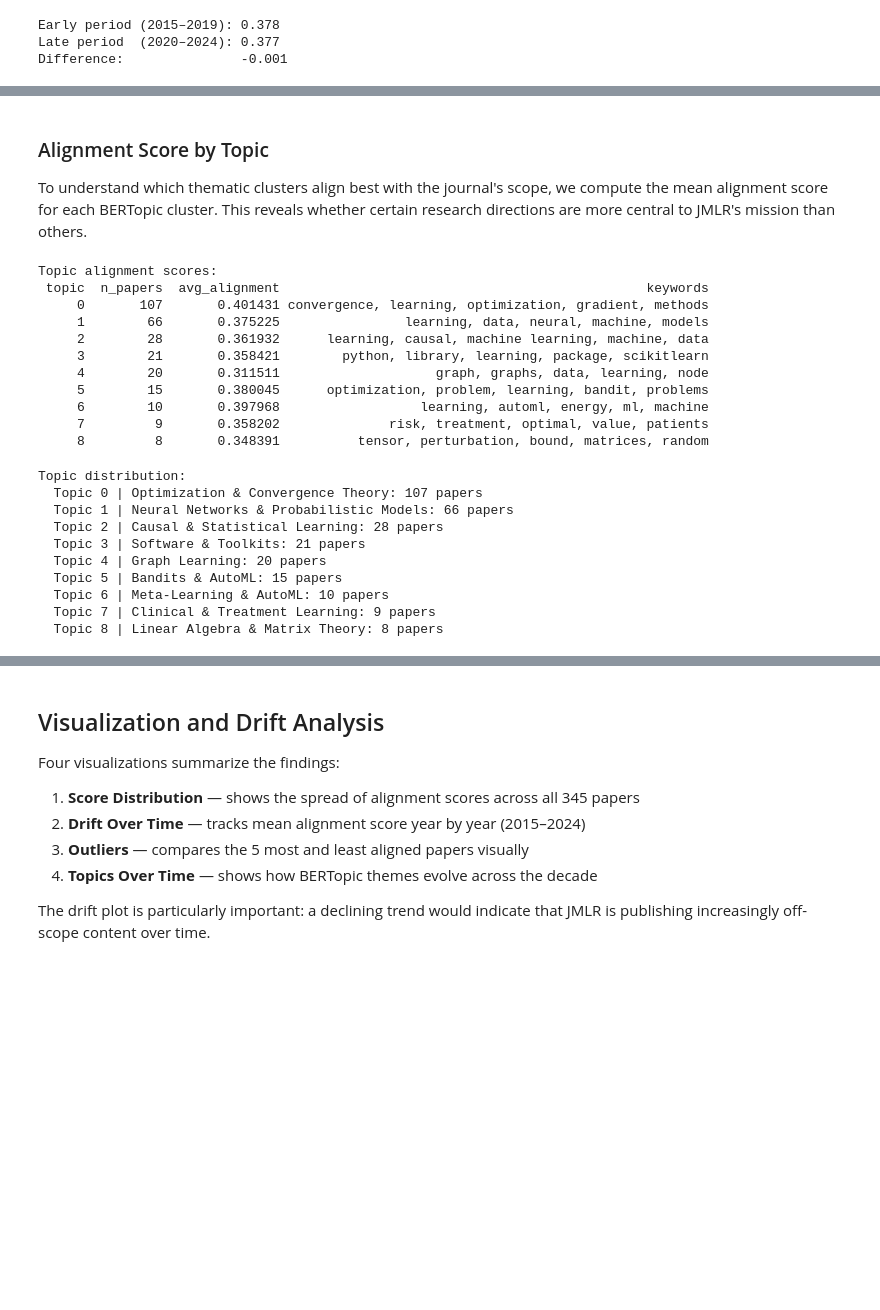
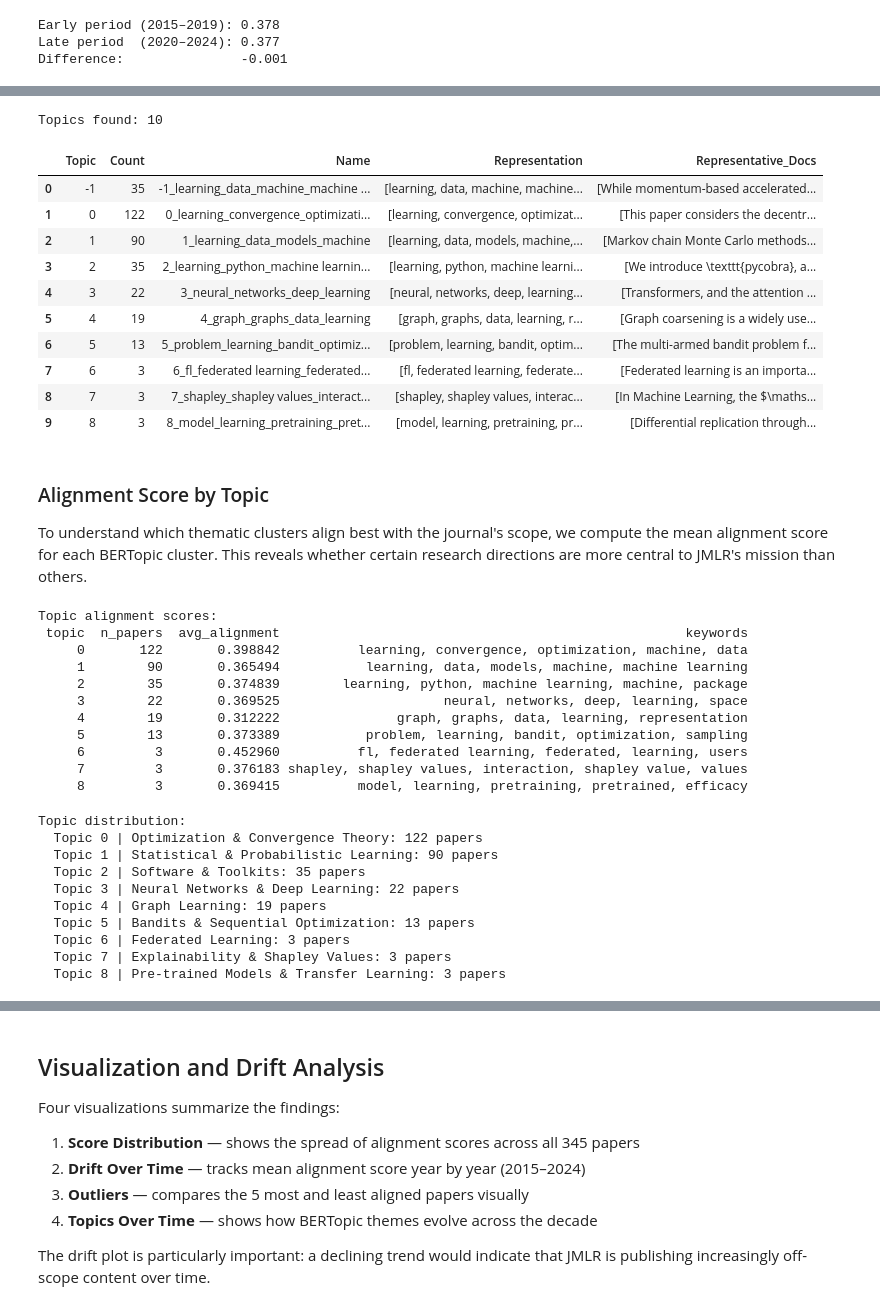
Before and after one commit to anastasiiafokina/Thematic-Alignment-in-Scientific-Journals, a Jupyter notebook: main.ipynb, the cells around one changed output, grey strips where cells are left out. Saved outputs shown, nothing was run; the diff lists cells and outputs as text; code cells hidden in the pictures; blank space fills up the shorter version.

```diff
--- a/main.ipynb
+++ b/main.ipynb
@@ -360,0 +335,12 @@ Difference:               -0.001
+# %%
+from src.topic_modeler import TopicModeler
+
+topic_modeler = TopicModeler(n_topics=10)
+abstracts = df["abstract"].fillna("").tolist()
+topics, probs = topic_modeler.fit(abstracts=abstracts, embeddings=abstract_embeddings)
+df = topic_modeler.add_topics_to_df(df)
+topic_model = topic_modeler.model
+
+print(f"Topics found: {topic_modeler.get_topic_info().shape[0]}")
+topic_modeler.get_topic_info()
+# %% [output]
@@ -361,3 +357,15 @@ Difference:               -0.001
+Topics found: 10
+|  | Topic | Count | Name | Representation | Representative_Docs |
+| 0 | -1 | 35 | -1_learning_data_machine_machine ... | [learning, data, machine, machine... | [While momentum-based accelerated... |
+| 1 | 0 | 122 | 0_learning_convergence_optimizati... | [learning, convergence, optimizat... | [This paper considers the decentr... |
+| 2 | 1 | 90 | 1_learning_data_models_machine | [learning, data, models, machine,... | [Markov chain Monte Carlo methods... |
+| 3 | 2 | 35 | 2_learning_python_machine learnin... | [learning, python, machine learni... | [We introduce \texttt{pycobra}, a... |
+| 4 | 3 | 22 | 3_neural_networks_deep_learning | [neural, networks, deep, learning... | [Transformers, and the attention ... |
+| 5 | 4 | 19 | 4_graph_graphs_data_learning | [graph, graphs, data, learning, r... | [Graph coarsening is a widely use... |
+| 6 | 5 | 13 | 5_problem_learning_bandit_optimiz... | [problem, learning, bandit, optim... | [The multi-armed bandit problem f... |
+| 7 | 6 | 3 | 6_fl_federated learning_federated... | [fl, federated learning, federate... | [Federated learning is an importa... |
+| 8 | 7 | 3 | 7_shapley_shapley values_interact... | [shapley, shapley values, interac... | [In Machine Learning, the $\maths... |
+| 9 | 8 | 3 | 8_model_learning_pretraining_pret... | [model, learning, pretraining, pr... | [Differential replication through... |
 # %% [markdown]
 ### Alignment Score by Topic
 
@@ -383,28 +391,28 @@ print("Topic alignment scores:")
 print(topic_scores[["topic", "n_papers", "avg_alignment", "keywords"]].to_string(index=False))
 # %% [output]
 Topic alignment scores:
- topic  n_papers  avg_alignment                                               keywords
-     0       107       0.401431 convergence, learning, optimization, gradient, methods
-     1        66       0.375225                learning, data, neural, machine, models
-     2        28       0.361932      learning, causal, machine learning, machine, data
-     3        21       0.358421        python, library, learning, package, scikitlearn
-     4        20       0.311511                    graph, graphs, data, learning, node
-     5        15       0.380045      optimization, problem, learning, bandit, problems
-     6        10       0.397968                  learning, automl, energy, ml, machine
-     7         9       0.358202              risk, treatment, optimal, value, patients
-     8         8       0.348391          tensor, perturbation, bound, matrices, random
+ topic  n_papers  avg_alignment                                                    keywords
+     0       122       0.398842          learning, convergence, optimization, machine, data
+     1        90       0.365494           learning, data, models, machine, machine learning
+     2        35       0.374839        learning, python, machine learning, machine, package
+     3        22       0.369525                     neural, networks, deep, learning, space
+     4        19       0.312222               graph, graphs, data, learning, representation
+     5        13       0.373389           problem, learning, bandit, optimization, sampling
+     6         3       0.452960          fl, federated learning, federated, learning, users
+     7         3       0.376183 shapley, shapley values, interaction, shapley value, values
+     8         3       0.369415          model, learning, pretraining, pretrained, efficacy
 # %%
 # ── Topic Names ───
 topic_names = {
     0: "Optimization & Convergence Theory",
-    1: "Neural Networks & Probabilistic Models",
-    2: "Causal & Statistical Learning",
-    3: "Software & Toolkits",
+    1: "Statistical & Probabilistic Learning",
+    2: "Software & Toolkits",
+    3: "Neural Networks & Deep Learning",
     4: "Graph Learning",
-    5: "Bandits & AutoML",
-    6: "Meta-Learning & AutoML",
-    7: "Clinical & Treatment Learning",
-    8: "Linear Algebra & Matrix Theory",
+    5: "Bandits & Sequential Optimization",
+    6: "Federated Learning",
+    7: "Explainability & Shapley Values",
+    8: "Pre-trained Models & Transfer Learning",
 }
 
 df["topic_name"] = df["topic"].map(topic_names).fillna("Outlier")
@@ -415,12 +423,12 @@ for topic_id, name in topic_names.items():
     print(f"  Topic {topic_id} | {name}: {count} papers")
 # %% [output]
 Topic distribution:
-  Topic 0 | Optimization & Convergence Theory: 107 papers
-  Topic 1 | Neural Networks & Probabilistic Models: 66 papers
-  Topic 2 | Causal & Statistical Learning: 28 papers
-  Topic 3 | Software & Toolkits: 21 papers
-  Topic 4 | Graph Learning: 20 papers
-  Topic 5 | Bandits & AutoML: 15 papers
-  Topic 6 | Meta-Learning & AutoML: 10 papers
-  Topic 7 | Clinical & Treatment Learning: 9 papers
-  Topic 8 | Linear Algebra & Matrix Theory: 8 papers
+  Topic 0 | Optimization & Convergence Theory: 122 papers
+  Topic 1 | Statistical & Probabilistic Learning: 90 papers
+  Topic 2 | Software & Toolkits: 35 papers
+  Topic 3 | Neural Networks & Deep Learning: 22 papers
+  Topic 4 | Graph Learning: 19 papers
+  Topic 5 | Bandits & Sequential Optimization: 13 papers
+  Topic 6 | Federated Learning: 3 papers
+  Topic 7 | Explainability & Shapley Values: 3 papers
+  Topic 8 | Pre-trained Models & Transfer Learning: 3 papers
```
Also changed, not shown: parts of 9 cells of this notebook.
